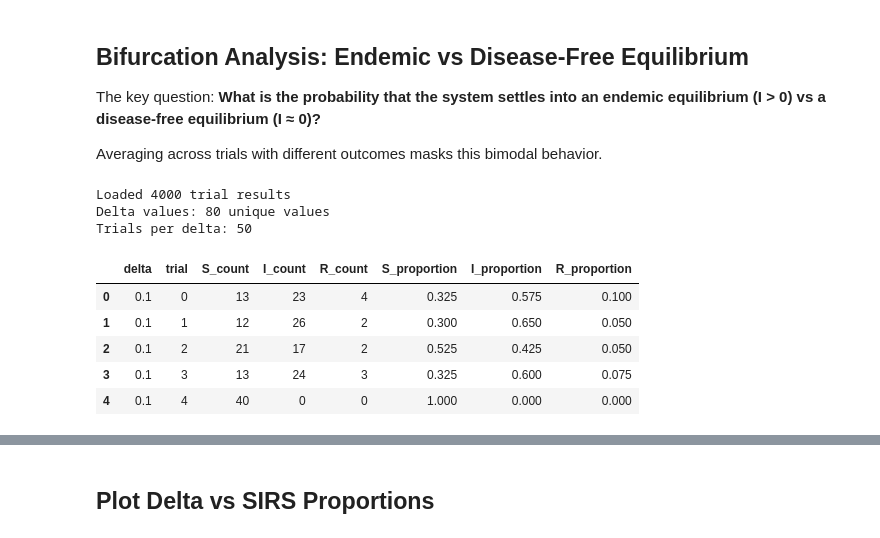
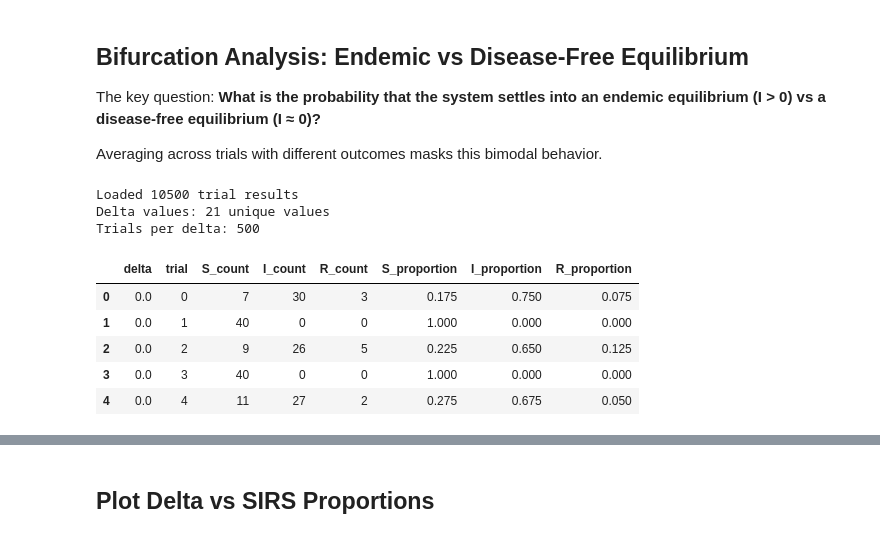
Before and after one commit to byarbrough/scaredfish, a Jupyter notebook: threshold_analysis.ipynb, the cells around one changed output, grey strips where cells are left out. Cells and saved outputs as stored; diff of their text form; code cells hidden in the pictures.

```diff
--- a/threshold_analysis.ipynb
+++ b/threshold_analysis.ipynb
@@ -369,21 +369,21 @@ The key question: **What is the probability that the system settles into an ende
 Averaging across trials with different outcomes masks this bimodal behavior.
 # %%
 # Load detailed trial-by-trial results
-detailed = pd.read_csv("threshold_detailed_results.csv")
+detailed = pd.read_csv("threshold_detailed_results-shreck.csv")
 print(f"Loaded {len(detailed)} trial results")
 print(f"Delta values: {detailed['delta'].nunique()} unique values")
 print(f"Trials per delta: {len(detailed) // detailed['delta'].nunique()}")
 detailed.head()
 # %% [output]
-Loaded 4000 trial results
-Delta values: 80 unique values
-Trials per delta: 50
+Loaded 10500 trial results
+Delta values: 21 unique values
+Trials per delta: 500
 |  | delta | trial | S_count | I_count | R_count | S_proportion | I_proportion | R_proportion |
-| 0 | 0.1 | 0 | 13 | 23 | 4 | 0.325 | 0.575 | 0.100 |
-| 1 | 0.1 | 1 | 12 | 26 | 2 | 0.300 | 0.650 | 0.050 |
-| 2 | 0.1 | 2 | 21 | 17 | 2 | 0.525 | 0.425 | 0.050 |
-| 3 | 0.1 | 3 | 13 | 24 | 3 | 0.325 | 0.600 | 0.075 |
-| 4 | 0.1 | 4 | 40 | 0 | 0 | 1.000 | 0.000 | 0.000 |
+| 0 | 0.0 | 0 | 7 | 30 | 3 | 0.175 | 0.750 | 0.075 |
+| 1 | 0.0 | 1 | 40 | 0 | 0 | 1.000 | 0.000 | 0.000 |
+| 2 | 0.0 | 2 | 9 | 26 | 5 | 0.225 | 0.650 | 0.125 |
+| 3 | 0.0 | 3 | 40 | 0 | 0 | 1.000 | 0.000 | 0.000 |
+| 4 | 0.0 | 4 | 11 | 27 | 2 | 0.275 | 0.675 | 0.050 |
 # %%
 # Define threshold for endemic equilibrium (I > 1% means disease persists)
 ENDEMIC_THRESHOLD = 0.01
```
Also changed, not shown: parts of 4 cells of this notebook, 2 other files.
